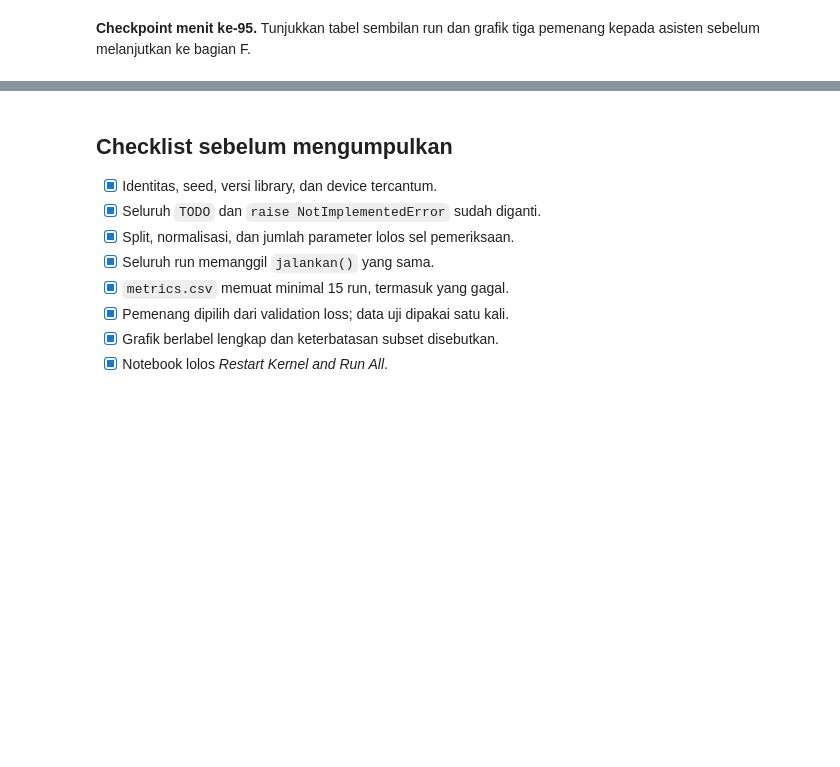
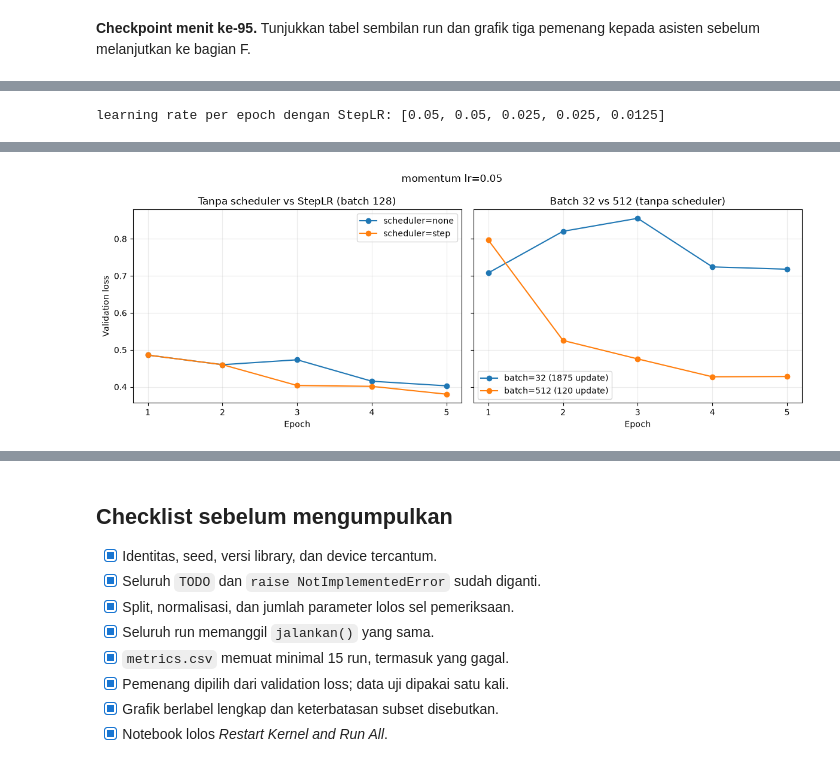
Before and after one commit to dillcipher/Modul-Praktikum-Deep-Learning, a Jupyter notebook: modul-03/M03_123450048.ipynb, the cells around one changed output, grey strips where cells are left out. Cells and saved outputs as stored; diff of their text form; code cells hidden in the pictures; blank space fills up the shorter version.

```diff
--- a/modul-03/M03_123450048.ipynb
+++ b/modul-03/M03_123450048.ipynb
@@ -411,0 +492,56 @@ paling sering tertukar: T-shirt/top <-> Shirt (64 + 205 = 269 kesalahan)
+# %%
+tambahan_terbimbing = []
+riwayat_tambahan = {}
+best_optimizer = str(best_overall['optimizer'])
+best_lr = float(best_overall['learning_rate'])
+
+# Tanpa scheduler vs StepLR pada anggaran epoch yang sama.
+for scheduler_name in (None, 'step'):
+    _, history, note = jalankan(
+        best_optimizer, best_lr, batch=BATCH, epoch=EPOCH,
+        scheduler=scheduler_name,
+    )
+    label = 'none' if scheduler_name is None else scheduler_name
+    note['run_id'] = f'scheduler_{label}_{best_optimizer}_lr{best_lr:g}'
+    note['experiment_group'] = 'scheduler'
+    tambahan_terbimbing.append(note)
+    riwayat_tambahan[note['run_id']] = history
+
+# Batch 32 dan 512 tanpa scheduler.
+for batch_size in (32, 512):
+    _, history, note = jalankan(
+        best_optimizer, best_lr, batch=batch_size, epoch=EPOCH, scheduler=None,
+    )
+    note['run_id'] = f'batch_{batch_size}_{best_optimizer}_lr{best_lr:g}'
+    note['experiment_group'] = 'batch_size'
+    tambahan_terbimbing.append(note)
+    riwayat_tambahan[note['run_id']] = history
+
+df_bagian_f = pd.DataFrame(tambahan_terbimbing)
+display(df_bagian_f[['run_id', 'scheduler', 'batch_size', 'n_update',
+                     'val_loss', 'val_acc', 'runtime_s', 'runtime_per_epoch_s', 'status']])
+print('learning rate per epoch dengan StepLR:',
+      riwayat_tambahan[f'scheduler_step_{best_optimizer}_lr{best_lr:g}']['learning_rate'])
+assert len(df_bagian_f) == 4
+assert (df_bagian_f['status'] == 'ok').all()
+
+fig, axes = plt.subplots(1, 2, figsize=(12, 4.5), sharey=True)
+for ax, group, title in zip(axes, ['scheduler', 'batch_size'],
+                            ['Tanpa scheduler vs StepLR (batch 128)', 'Batch 32 vs 512 (tanpa scheduler)']):
+    for note in tambahan_terbimbing:
+        if note['experiment_group'] != group:
+            continue
+        history = riwayat_tambahan[note['run_id']]
+        label = (f"scheduler={note['scheduler']}" if group == 'scheduler'
+                 else f"batch={note['batch_size']} ({note['n_update']} update)")
+        ax.plot(history['epoch'], history['val_loss'], marker='o', label=label)
+    ax.set(title=title, xlabel='Epoch')
+    ax.set_xticks(range(1, EPOCH + 1))
+    ax.grid(alpha=0.25)
+    ax.legend()
+axes[0].set_ylabel('Validation loss')
+fig.suptitle(f'{best_optimizer} lr={best_lr:g}')
+plt.tight_layout()
+plt.show()
+# %% [output]
+learning rate per epoch dengan StepLR: [0.05, 0.05, 0.025, 0.025, 0.0125]
@@ -411,0 +553 @@ paling sering tertukar: T-shirt/top <-> Shirt (64 + 205 = 269 kesalahan)
+[figure, added]
```
Also changed, not shown: parts of 32 cells of this notebook, 7 other files.
